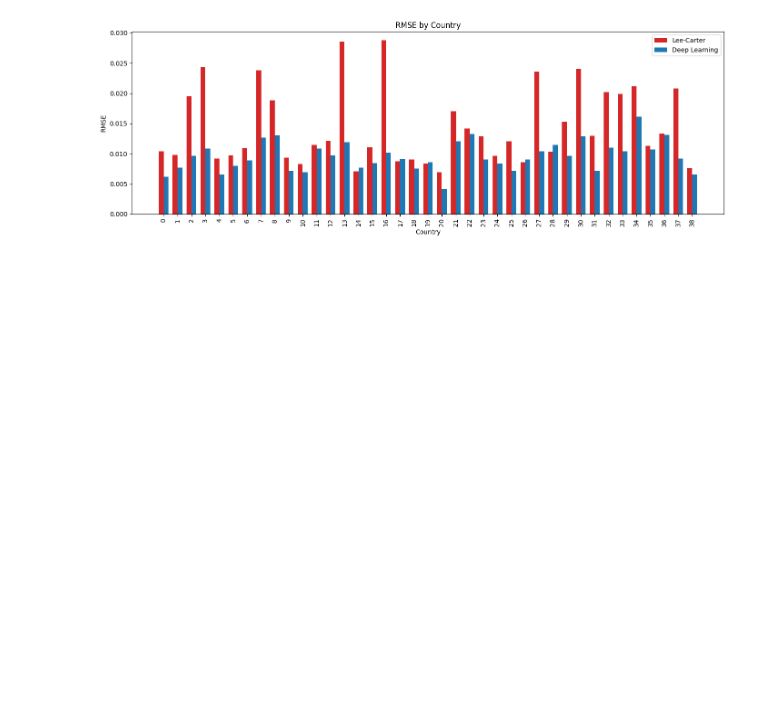
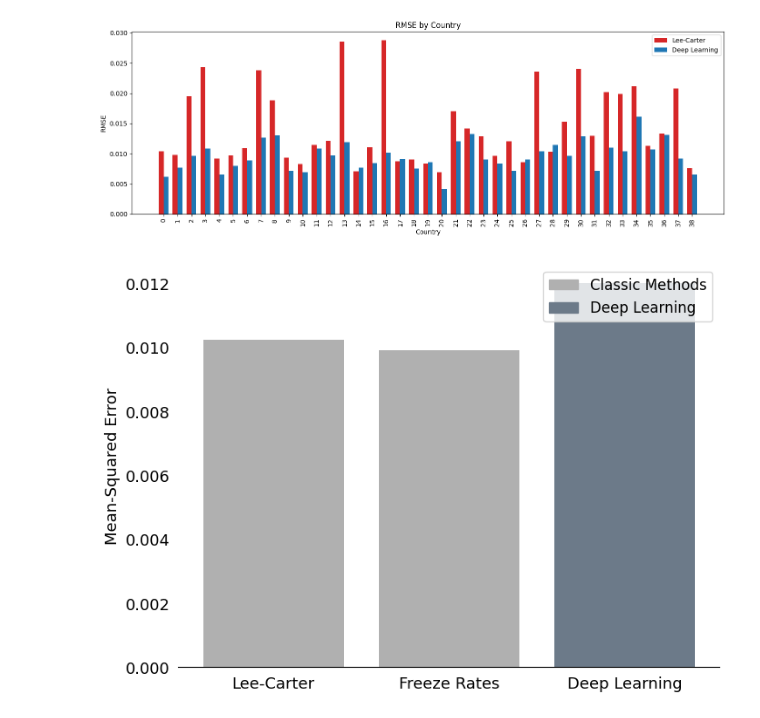
Before and after one commit to paigenpark/deep-fert, a Jupyter notebook: code/evaluation/eval_figures_cohort.ipynb, the cells around one changed output. Drawn from its saved outputs; the diff is of its cells as text; code cells hidden in the pictures; blank space fills up the shorter version.

```diff
--- a/code/evaluation/eval_figures_cohort.ipynb
+++ b/code/evaluation/eval_figures_cohort.ipynb
@@ -557,5 +749,57 @@ plt.tight_layout()
 plt.show()
 # %% [output]
 [figure]
+# %%
+rmse_lee_2005 = joy_lee.loc[joy_lee.index == 2005, 'RMSE'].values[0]
+rmse_fr_2005 = joy_fr.loc[joy_fr.index == 2005, 'RMSE'].values[0]
+rmse_dl_2005 = joy_dl.loc[joy_dl.index == 2005, 'RMSE'].values[0]
 # %%
-# add code here
+import matplotlib.pyplot as plt
+from matplotlib import patches
+
+values = [rmse_lee_2005, rmse_fr_2005, rmse_dl_2005]
+labels = ['Lee-Carter', 'Freeze Rates', 'Deep Learning']
+
+# Define bar colors: light gray for classic methods, darker gray-blue for DL
+bar_colors = ['#B0B0B0', '#B0B0B0', '#6C7A89']
+
+# Create the plot
+fig, ax = plt.subplots(figsize=(8, 6))
+
+bars = ax.bar(labels, values, color=bar_colors)
+
+# Clean axes (matching reference style)
+ax.spines['top'].set_visible(False)
+ax.spines['right'].set_visible(False)
+ax.spines['left'].set_visible(False)
+ax.tick_params(left=False, bottom=False, labelsize=13)
+
+# Bar labels (values on bars)
+# for bar in bars:
+#     yval = bar.get_height()
+#     ax.text(
+#         bar.get_x() + bar.get_width() / 2,
+#         yval - 0.03,
+#         f'{yval:.3f}',
+#         ha='center',
+#         va='top',
+#         fontsize=13,
+#         color='white' if yval > 0.15 else 'black'
+#     )
+
+# Legend with neutral tones
+legend_handles = [
+    patches.Patch(color='#B0B0B0', label='Classic Methods'),
+    patches.Patch(color='#6C7A89', label='Deep Learning')
+]
+ax.legend(handles=legend_handles, fontsize=12, loc='upper right')
+
+# Labels
+ax.set_ylabel('Mean-Squared Error', fontsize=13)
+ax.set_xlabel('')
+
+#plt.tight_layout()
+plt.savefig("../prelim_results.pdf", format="pdf", bbox_inches='tight', transparent=True)
+plt.show()
+# %% [output]
+[figure, added]
```
Also changed, not shown: parts of 13 cells of this notebook, 4 other files.
